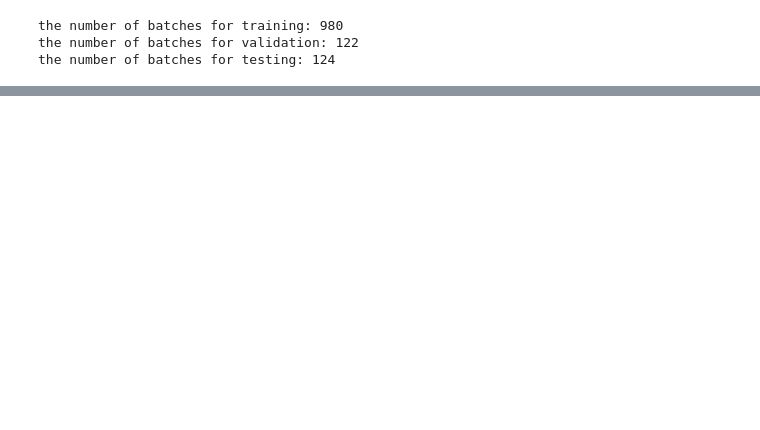
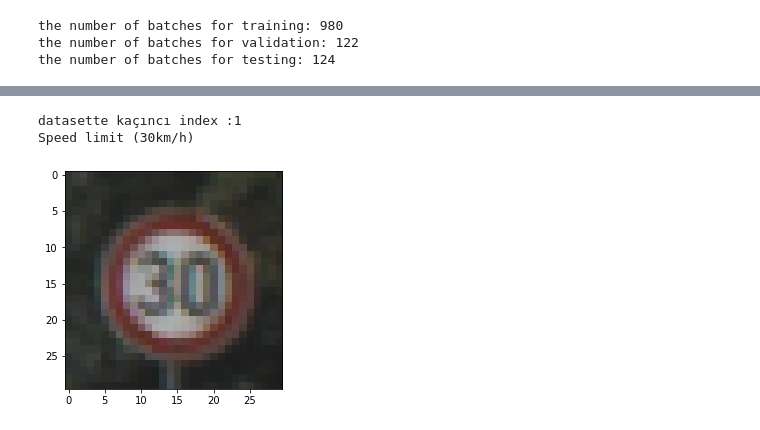
Before and after one commit to denizyaprak/road_sign_recognition_1, a Jupyter notebook: traffic_sign_recognition_1.ipynb, the cells around one changed output, grey strips where cells are left out. Drawn from its saved outputs; the diff is of its cells as text; code cells hidden in the pictures; blank space fills up the shorter version.

```diff
--- a/traffic_sign_recognition_1.ipynb
+++ b/traffic_sign_recognition_1.ipynb
@@ -258,0 +302,10 @@ dataset = tf.keras.preprocessing.image_dataset_from_directory(
+# %%
+for images, labels in test_ds.take(1):
+    index = 0
+    print(f"datasette kaçıncı index :{labels[index]}")
+    plt.imshow(images[index].numpy().astype("uint8"))
+    print(CLASS_NAMES[labels[index].numpy()])
+# %% [output]
+datasette kaçıncı index :1
+Speed limit (30km/h)
+[figure, added]
```
Also changed, not shown: parts of 20 cells of this notebook.
